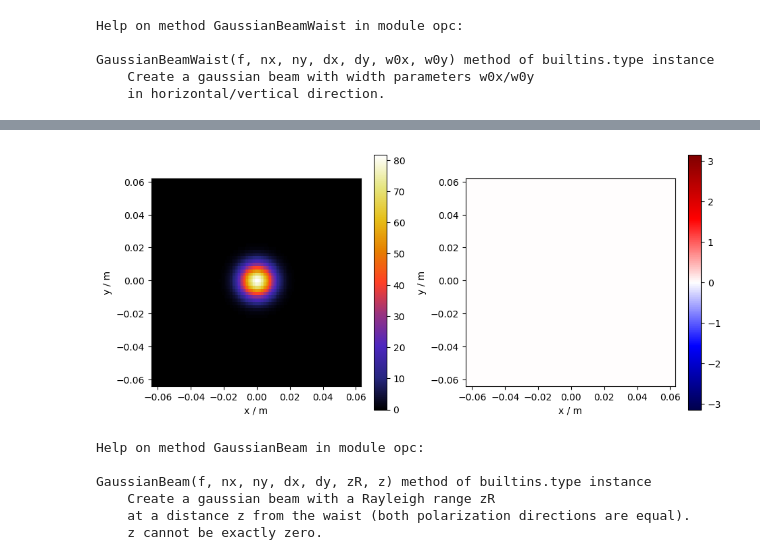
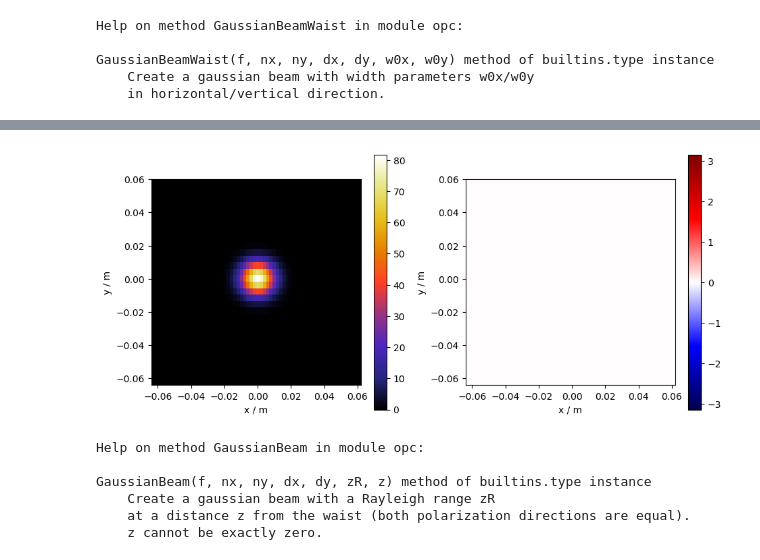
Before and after one commit to lehnertu/fobt, a Jupyter notebook: TestGaussianBeam.ipynb, the cells around one changed output, grey strips where cells are left out. Drawn from its saved outputs; the diff is of its cells as text; code cells hidden in the pictures.

```diff
--- a/TestGaussianBeam.ipynb
+++ b/TestGaussianBeam.ipynb
@@ -25,7 +26,7 @@ GaussianBeamWaist(f, nx, ny, dx, dy, w0x, w0y) method of builtins.type instance
     Create a gaussian beam with width parameters w0x/w0y
     in horizontal/vertical direction.
 # %%
-gbw = SingleComponentBeam.GaussianBeamWaist(f, 128, 64, 0.001, 0.002, w0, w0)
+gbw = SingleComponentBeam.GaussianBeamWaist(f, 64, 32, 0.002, 0.004, w0, w0)
 print(gbw.TotalPower())
 print(gbw.FitSizeW(order=4, threshold=-3))
 print(gbw.RMS_SizeW())
@@ -40,4 +41,4 @@ k = 20958.450220 m⁻¹
-[figure, old version]
+[figure, new version]
 # %%
 help(SingleComponentBeam.GaussianBeam)
 # %% [output]
```
Also changed, not shown: parts of 14 cells of this notebook, 2 other files.
